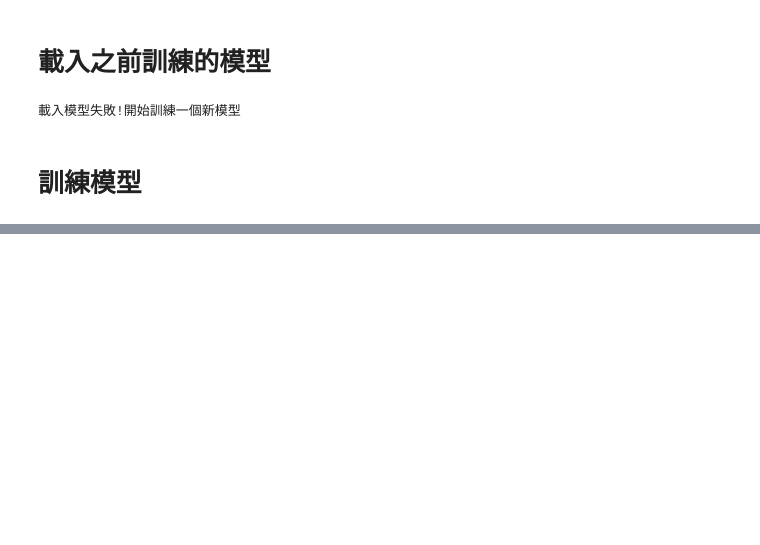
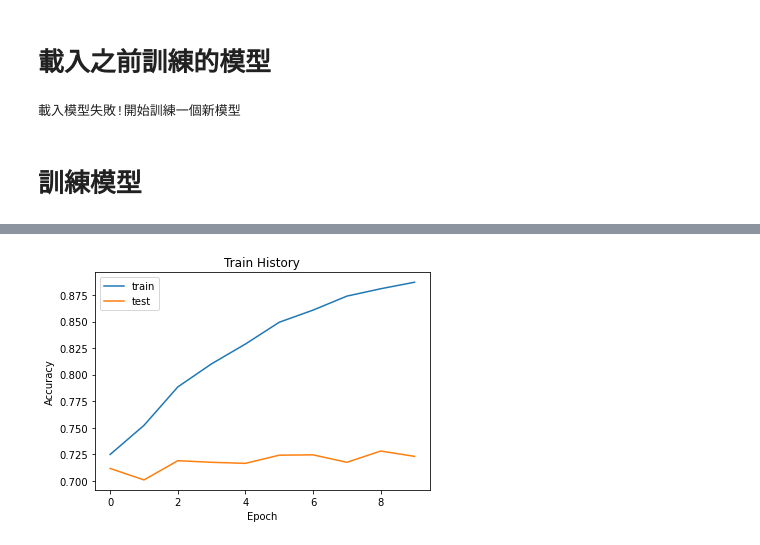
Before and after one commit to CharlesChou03/ML100Days, a Jupyter notebook: homework/Day71-使用損失函數_HW.ipynb, the cells around one changed output, grey strips where cells are left out. Saved outputs shown, nothing was run; the diff lists cells and outputs as text; code cells hidden in the pictures; blank space fills up the shorter version.

```diff
--- a/homework/Day71-使用損失函數_HW.ipynb
+++ b/homework/Day71-使用損失函數_HW.ipynb
@@ -114,7 +114,7 @@ except :
 # %% [markdown]
 # 訓練模型
 # %%
-model.compile(loss='MSE', optimizer='sgd', metrics=['accuracy'])
+model.compile(loss='binary_crossentropy', optimizer='Adam', metrics=['accuracy'])
 
 '''
 作業:
@@ -122,6 +122,6 @@ model.compile(loss='MSE', optimizer='sgd', metrics=['accuracy'])
 查看Train/test accurancy and loss rate
 '''
 train_history=model.fit(x_img_train_normalize, y_label_train_OneHot,
-                        validation_split=0.25,
-                        epochs=12, batch_size=128, verbose=1)
+                        validation_split=0.2,
+                        epochs=10, batch_size=16, verbose=1)
 # %% [output]
@@ -144,0 +148,14 @@ Epoch 12/12
+# %%
+import matplotlib.pyplot as plt
+def show_train_history(train_acc,test_acc):
+    plt.plot(train_history.history[train_acc])
+    plt.plot(train_history.history[test_acc])
+    plt.title('Train History')
+    plt.ylabel('Accuracy')
+    plt.xlabel('Epoch')
+    plt.legend(['train', 'test'], loc='upper left')
+    plt.show()
+# %%
+show_train_history('accuracy','val_accuracy')
+# %% [output]
+[figure, added]
```
Also changed, not shown: parts of 5 cells of this notebook.
